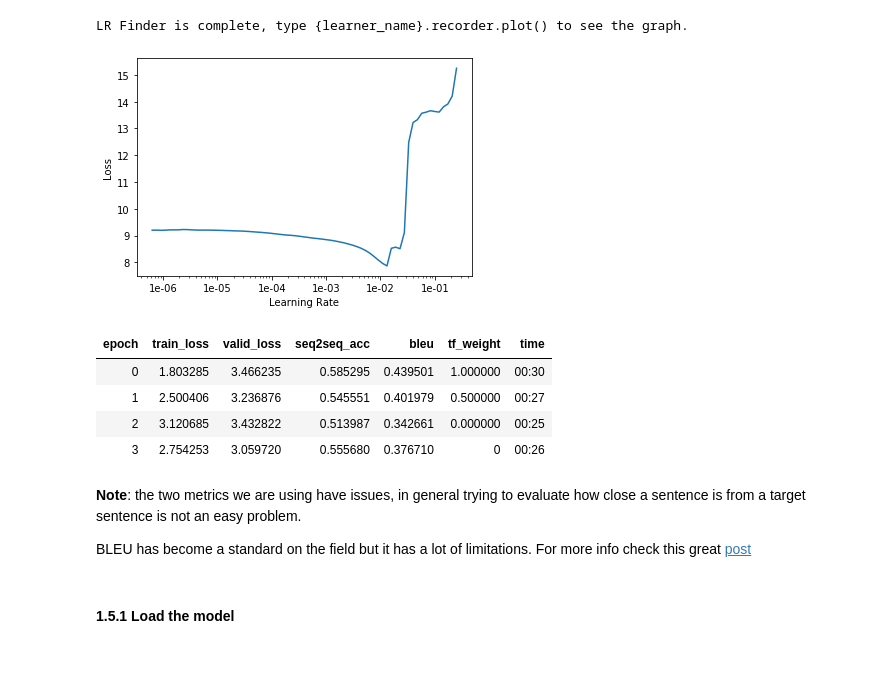
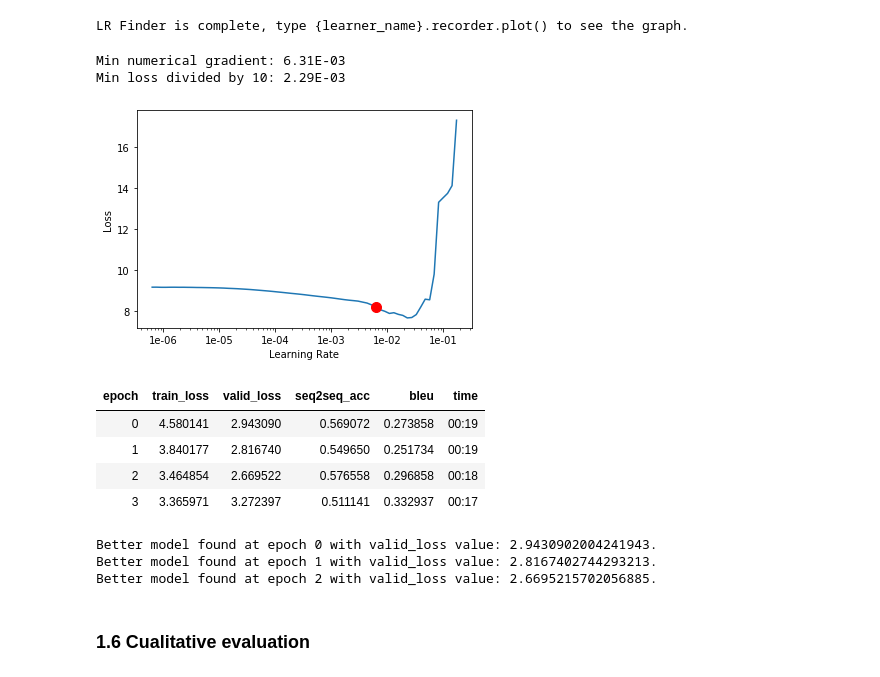
Before and after one commit to javiber/course-nlp, a Jupyter notebook: NLP-track-project.ipynb, the cells around one changed output. Drawn from its saved outputs; the diff is of its cells as text; code cells hidden in the pictures.

```diff
--- a/NLP-track-project.ipynb
+++ b/NLP-track-project.ipynb
@@ -180,7 +208,7 @@ data.save()
 # %% [markdown]
 #### 1.2.4 Load saved databunch
 # %%
-data = load_data(base_path, bs=bs)
+data = load_data(base_path, bs=128)
 # %% [markdown]
 ### 1.3 Embeddings
 
@@ -237,6 +274,6 @@ The Model we will use is the classic Encoder-Decoder, using a GRU to encode the
 # %%
 class EncDecRNN(nn.Module):
-    def __init__(self, emb_enc, emb_dec, nh, out_sl, nl=2, bos_idx=0, pad_idx=1):
+    def __init__(self, emb_enc, emb_dec, nh, out_sl, nl=2, bos_idx=0, pad_idx=1, tf_weight=0):
         super().__init__()
 
         self.nl, self.nh, self.out_sl = nl, nh, out_sl
@@ -259,7 +296,7 @@ class EncDecRNN(nn.Module):
         self.out = nn.Linear(self.em_sz_dec, self.voc_sz_dec)
         self.out.weight.data = self.emb_dec.weight.data
 
-        self.tf_weight = 0  # teacher forcing weight
+        self.tf_weight = tf_weight  # teacher forcing weight
 
     def encoder(self, bs, inp):
         h = self.initHidden(bs)
@@ -301,3 +340,3 @@ xb.shape
 # %%
-rnn = EncDecRNN(emb_enc, emb_dec, 256, 20)
-rnn
+model = EncDecRNN(emb_enc, emb_dec, 256, 20, tf_weight=1)
+model
@@ -396,28 +429,33 @@ class CorpusBLEU(Callback):
 # %% [markdown]
 ### 1.5 Training
 # %%
+from fastai.callbacks import SaveModelCallback
+
 learn = Learner(
-    data, rnn, loss_func=cross_entropy,
-    metrics=[seq2seq_acc, CorpusBLEU(len(data.y.vocab.itos)), TF_metric(rnn)],
-    callback_fns=partial(TeacherForcing, end_epoch=2))
+    data, model, loss_func=cross_entropy,
+    metrics=[seq2seq_acc, CorpusBLEU(len(data.y.vocab.itos))])
+
+learn.callbacks.append(
+    SaveModelCallback(learn, every='improvement', monitor='valid_loss', name='baseline'))
 # %%
 learn.lr_find()
 # %% [output]
 [interactive output not drawn]
 LR Finder is complete, type {learner_name}.recorder.plot() to see the graph.
 # %%
-learn.recorder.plot()
+learn.recorder.plot(suggestion=True)
 # %% [output]
+Min numerical gradient: 6.31E-03
+Min loss divided by 10: 2.29E-03
-[figure, old version]
+[figure, new version]
 # %%
-learn.fit_one_cycle(4, 1e-2)
+learn.fit_one_cycle(4, 3e-2)
 # %% [output]
-| epoch | train_loss | valid_loss | seq2seq_acc | bleu | tf_weight | time |
-| 0 | 1.803285 | 3.466235 | 0.585295 | 0.439501 | 1.000000 | 00:30 |
-| 1 | 2.500406 | 3.236876 | 0.545551 | 0.401979 | 0.500000 | 00:27 |
-| 2 | 3.120685 | 3.432822 | 0.513987 | 0.342661 | 0.000000 | 00:25 |
-| 3 | 2.754253 | 3.059720 | 0.555680 | 0.376710 | 0 | 00:26 |
+| epoch | train_loss | valid_loss | seq2seq_acc | bleu | time |
+| 0 | 4.580141 | 2.943090 | 0.569072 | 0.273858 | 00:19 |
+| 1 | 3.840177 | 2.816740 | 0.549650 | 0.251734 | 00:19 |
+| 2 | 3.464854 | 2.669522 | 0.576558 | 0.296858 | 00:18 |
+| 3 | 3.365971 | 3.272397 | 0.511141 | 0.332937 | 00:17 |
+Better model found at epoch 0 with valid_loss value: 2.9430902004241943.
+Better model found at epoch 1 with valid_loss value: 2.8167402744293213.
+Better model found at epoch 2 with valid_loss value: 2.6695215702056885.
-# %% [markdown]
-**Note**: the two metrics we are using have issues, in general trying to evaluate how close a sentence is from a target sentence is not an easy problem.
-
-BLEU has become a standard on the field but it has a lot of limitations. For more info check this great [post](https://towardsdatascience.com/evaluating-text-output-in-nlp-bleu-at-your-own-risk-e8609665a213)
@@ -426,4 +462,4 @@ learn.save('baseline')
-# %% [markdown]
-#### 1.5.1 Load the model
+# %% [markdown]
+### 1.6 Cualitative evaluation
 # %%
 learn.load('baseline');
```
Also changed, not shown: parts of 135 cells of this notebook.
